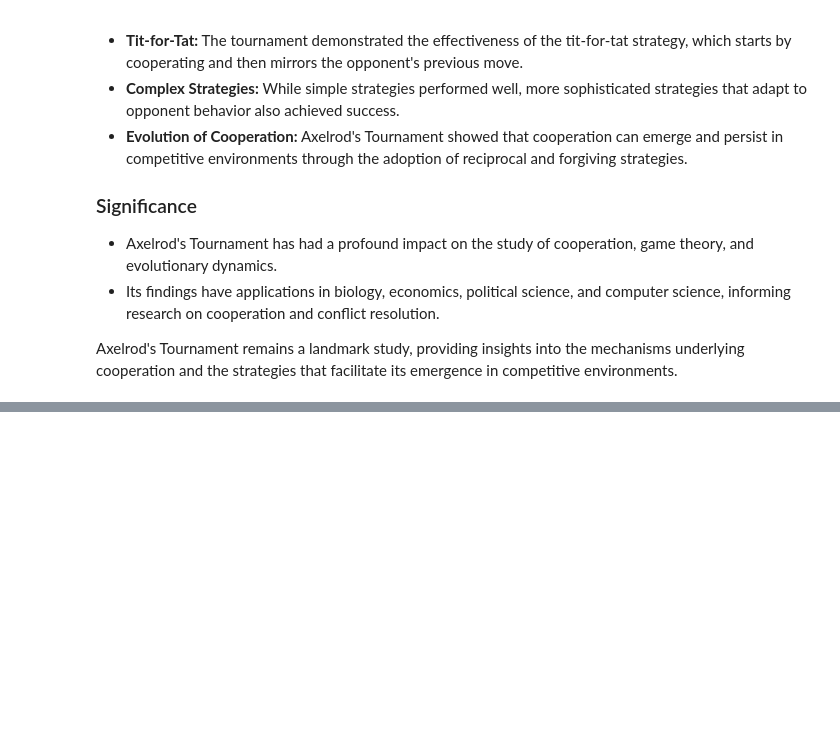
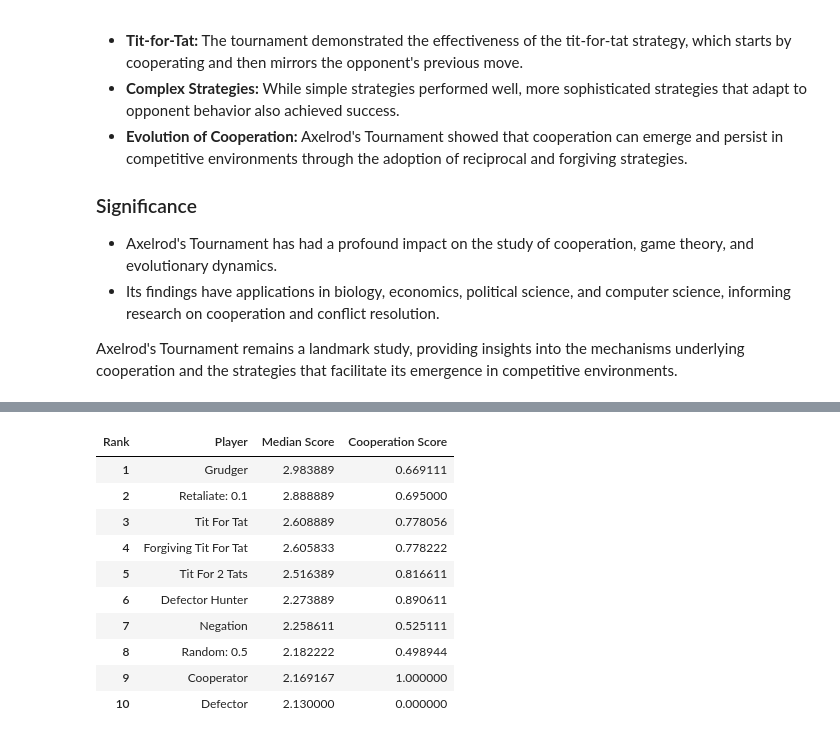
Before and after one commit to AnshulJawale/Evolutionary-Game-Theory, a Jupyter notebook: iterated_prisoners_dilemma.ipynb, the cells around one changed output, grey strips where cells are left out. Saved outputs shown, nothing was run; the diff lists cells and outputs as text; code cells hidden in the pictures; blank space fills up the shorter version.

```diff
--- a/iterated_prisoners_dilemma.ipynb
+++ b/iterated_prisoners_dilemma.ipynb
@@ -61,0 +66,21 @@ payoff_map.show()
+# %%
+summary = results.summarise()
+df = pd.DataFrame([player.Name for player in summary], columns=['Player'], index=[player.Rank + 1 for player in summary])
+df.columns.name = 'Rank'
+#df['Wins'] = [player.Wins for player in summary]
+df['Median Score'] = [player.Median_score for player in summary]
+#df['Rank'] = [player.Rank + 1 for player in summary]
+df['Cooperation Score'] = [player.Cooperation_rating for player in summary]
+df.head(len(results.ranked_names))
+# %% [output]
+| Rank | Player | Median Score | Cooperation Score |
+| 1 | Grudger | 2.983889 | 0.669111 |
+| 2 | Retaliate: 0.1 | 2.888889 | 0.695000 |
+| 3 | Tit For Tat | 2.608889 | 0.778056 |
+| 4 | Forgiving Tit For Tat | 2.605833 | 0.778222 |
+| 5 | Tit For 2 Tats | 2.516389 | 0.816611 |
+| 6 | Defector Hunter | 2.273889 | 0.890611 |
+| 7 | Negation | 2.258611 | 0.525111 |
+| 8 | Random: 0.5 | 2.182222 | 0.498944 |
+| 9 | Cooperator | 2.169167 | 1.000000 |
+| 10 | Defector | 2.130000 | 0.000000 |
```
Also changed, not shown: parts of 6 cells of this notebook.
